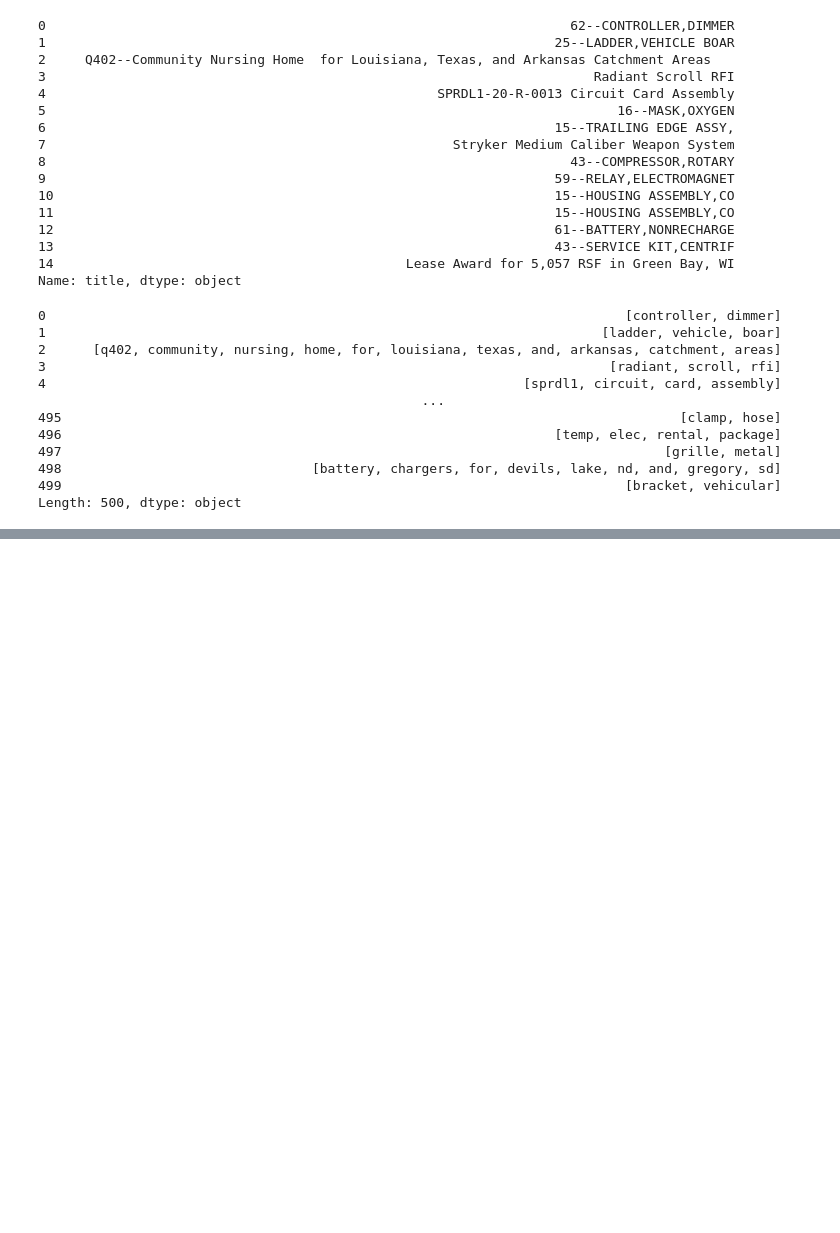
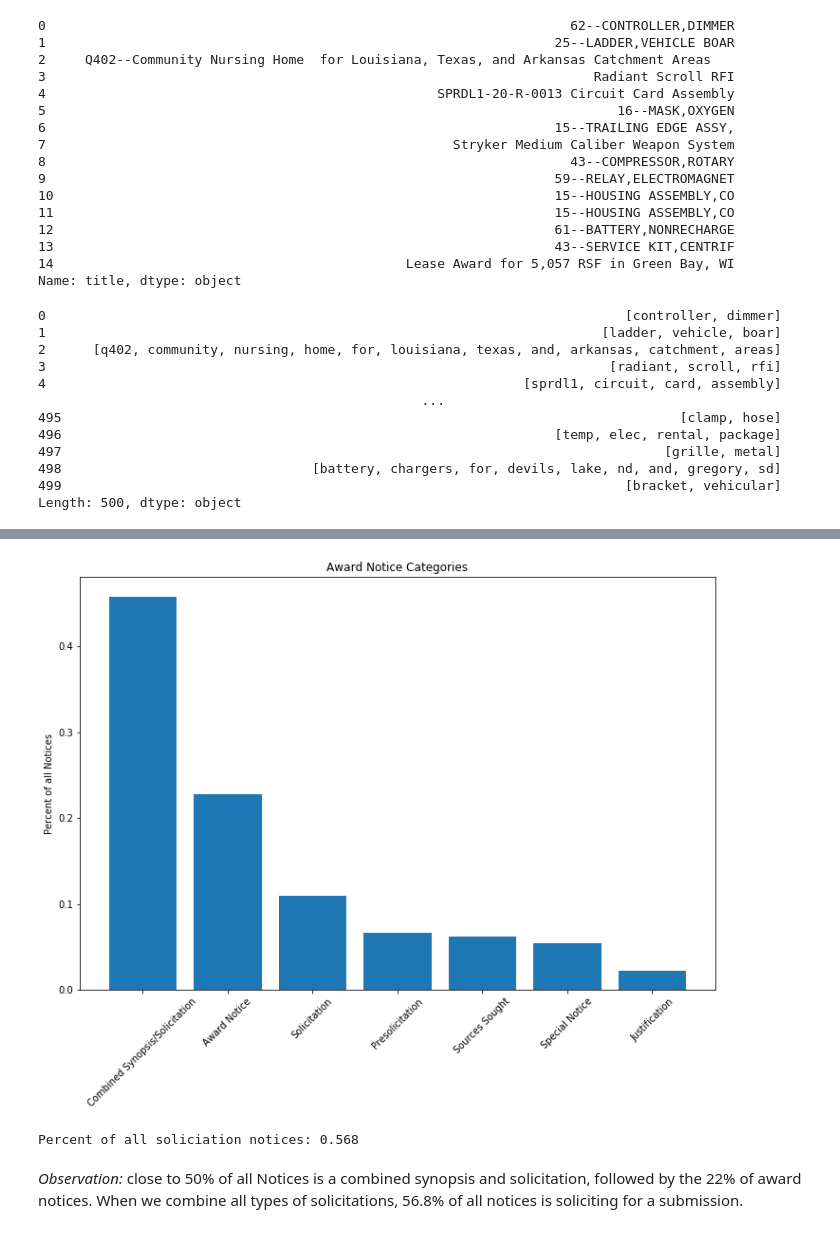
Before and after one commit to biborsz/Capstone, a Jupyter notebook: Check_in2.ipynb, the cells around one changed output, grey strips where cells are left out. Cells and saved outputs as stored; diff of their text form; code cells hidden in the pictures; blank space fills up the shorter version.

```diff
--- a/Check_in2.ipynb
+++ b/Check_in2.ipynb
@@ -380,0 +416,22 @@ Length: 500, dtype: object
+# %%
+# find count unique values of df['type']
+
+fig = plt.figure(figsize=(12, 8))
+plt.title('Award Notice Categories')
+plt.xticks(rotation=45)
+plt.ylabel('Percent of all Notices')
+plt.bar(df['type'].value_counts().index, df['type'].value_counts(normalize=True));
+
+# xticks rotation source: https://kite.com/python/answers/how-to-rotate-date-ticks-using-matplotlib-in-python
+# %% [output]
+[figure, added]
+# %%
+# combine solicitation notices with combined synopsis and soliciation notices
+
+print(f"Percent of all soliciation notices: \
+{round(df['type'].value_counts(normalize=True)['Combined Synopsis/Solicitation'] + df['type'].value_counts(normalize=True)['Solicitation'], 4)}\
+")
+# %% [output]
+Percent of all soliciation notices: 0.568
+# %% [markdown]
+*Observation:* close to 50% of all Notices is a combined synopsis and solicitation, followed by the 22% of award notices. When we combine all types of solicitations, 56.8% of all notices is soliciting for a submission.
```
Also changed, not shown: parts of 6 cells of this notebook, 1 other file.
